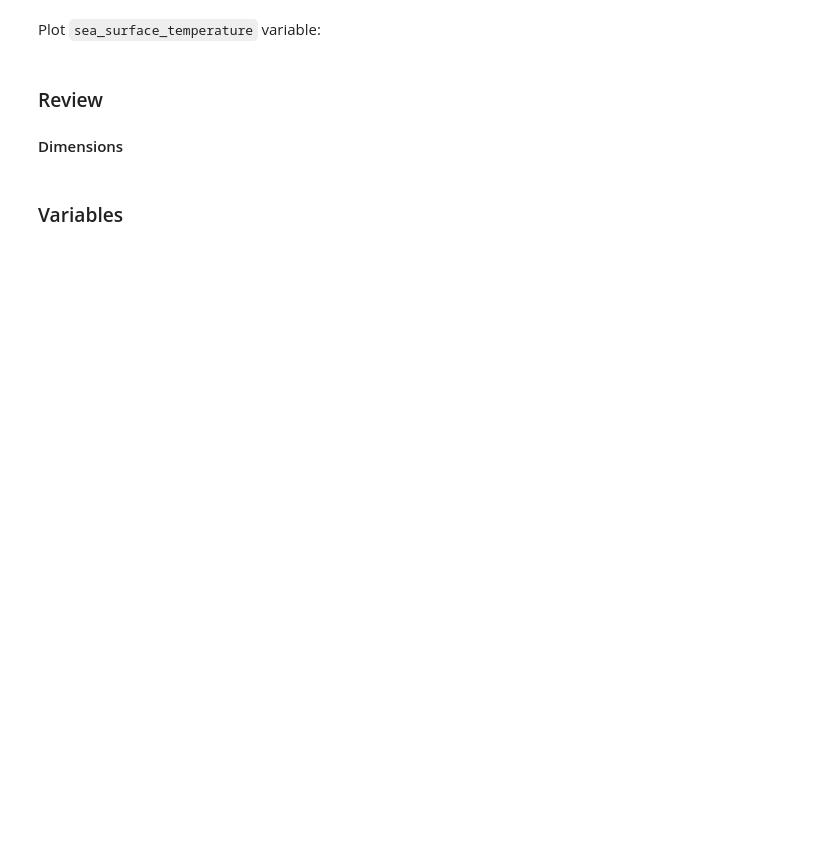
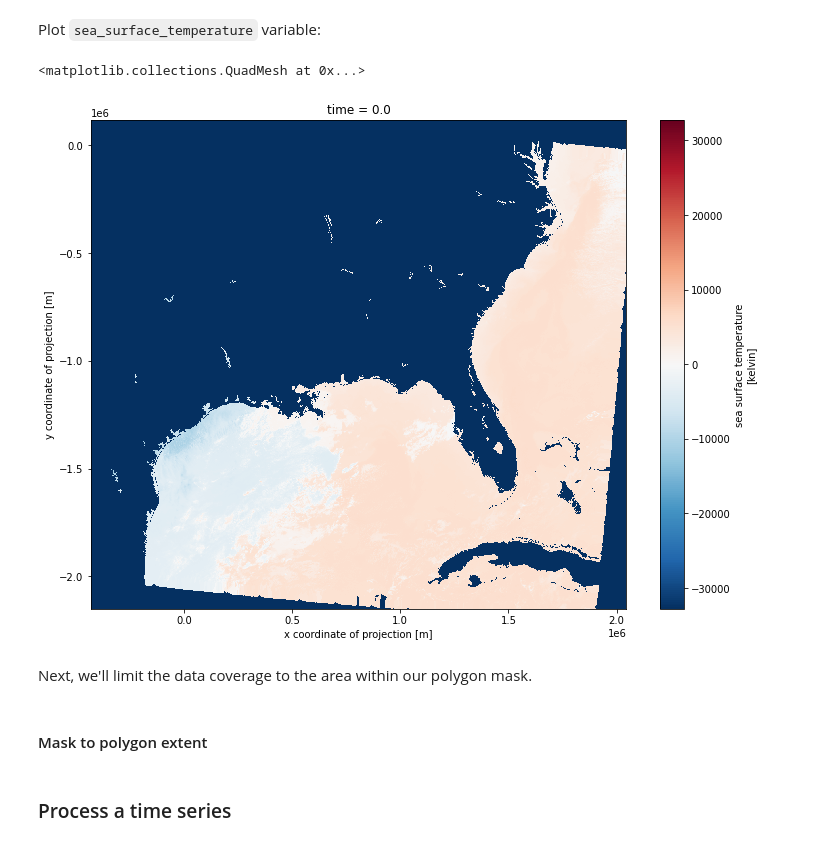
Before and after one commit to jjmcnelis/podaac-ipynb, a Jupyter notebook: harmony-l2-processing-example.ipynb, the cells around one changed output. Saved outputs shown, nothing was run; the diff lists cells and outputs as text; code cells hidden in the pictures; blank space fills up the shorter version.

```diff
--- a/harmony-l2-processing-example.ipynb
+++ b/harmony-l2-processing-example.ipynb
@@ -655,4 +653,6 @@ Open the output with `xarray`:
 # %%
-ds = xr.open_dataset(BytesIO(data), engine="h5netcdf")
+from io import BytesIO
+import xarray as xr
 
+ds = xr.open_dataset(BytesIO(data), engine="h5netcdf", mask_and_scale=False)
 ds
@@ -663,2 +679,4 @@ ds['sea_surface_temperature']
+# %%
+sst = ds['sea_surface_temperature']
 # %% [markdown]
 Plot `sea_surface_temperature` variable:
@@ -667,4 +682,0 @@ ds['x'].plot()
-# %% [markdown]
-### Review
-
-#### Dimensions
@@ -673,2 +682,0 @@ ds.dimensions
-# %% [markdown]
-### Variables
@@ -678,0 +683,11 @@ ds['time'].size
+# %%
+sst.plot(figsize=(12,9))
+# %% [output]
+<matplotlib.collections.QuadMesh at 0x...>
+[figure, added]
+# %% [markdown]
+Next, we'll limit the data coverage to the area within our polygon mask.
+# %% [markdown]
+#### Mask to polygon extent
+# %% [markdown]
+### Process a time series
```
Also changed, not shown: parts of 16 cells of this notebook.
